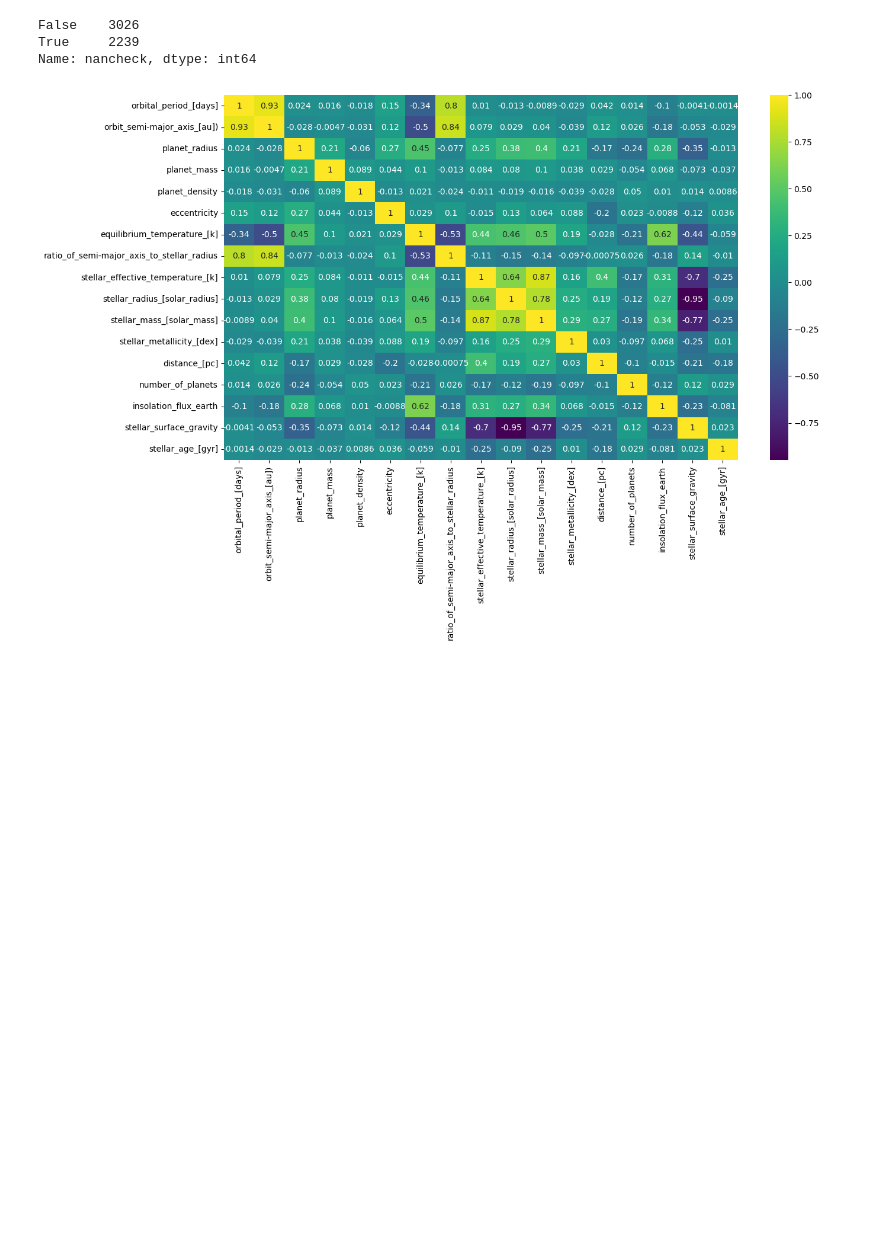
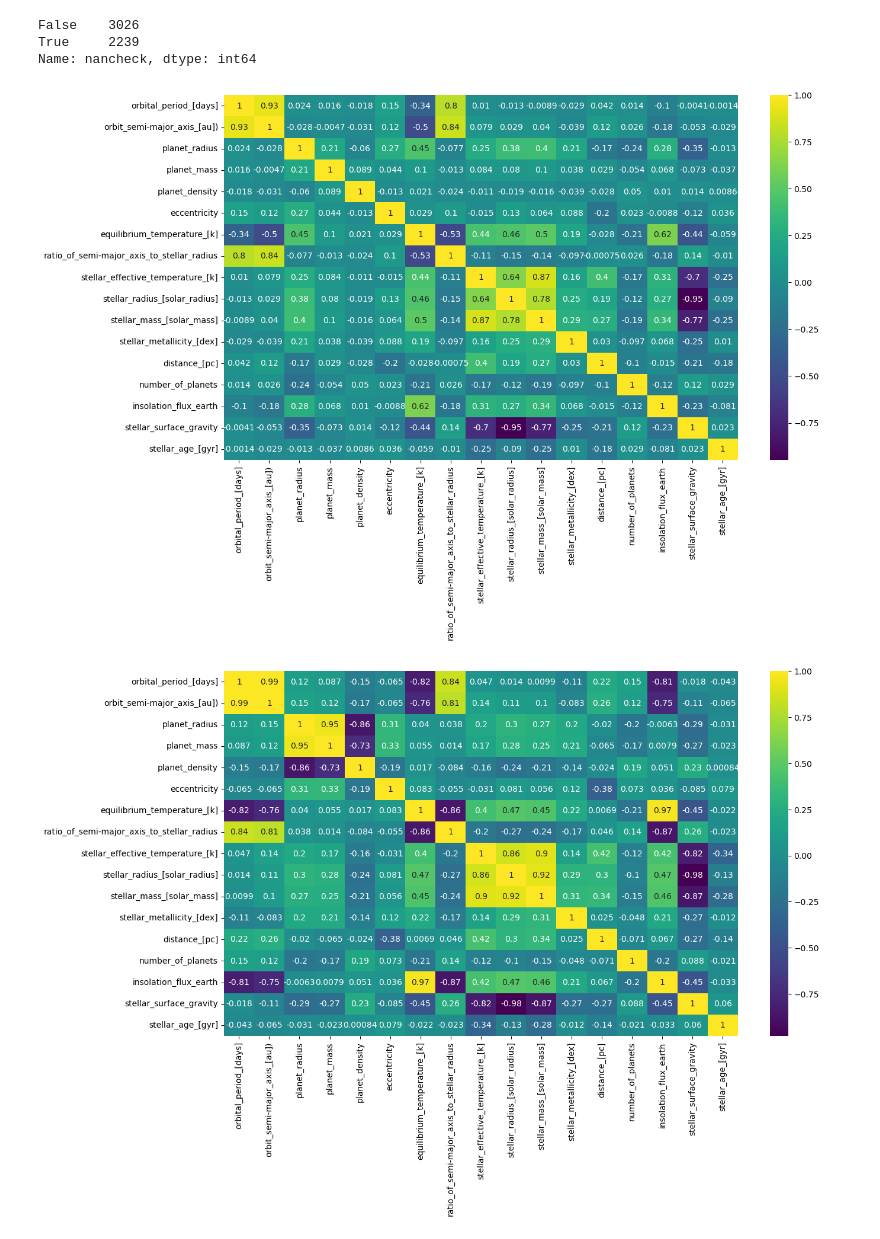
Before and after one commit to aminmadrileno/Exoplanet-project, a Jupyter notebook: extraction.ipynb, the cells around one changed output. Cells and saved outputs as stored; diff of their text form; code cells hidden in the pictures; blank space fills up the shorter version.

Commit message:
spearman metodo

```diff
--- a/extraction.ipynb
+++ b/extraction.ipynb
@@ -761,9 +761,15 @@ exo_join2 = exo_join2.drop(columns=['nancheck'])
 # %%
 plt.figure(figsize=(14, 8))
 sns.heatmap(exo_join2.corr(), annot=True, cmap='viridis')
 plt.show()
+
+# ahora queremos hacer lo mismo otra vez, pero con spearman metodo
+plt.figure(figsize=(14, 8))
+sns.heatmap(exo_join2.corr(method='spearman'), annot=True, cmap='viridis')
+plt.show()
 # %% [output]
 [figure]
+[figure, added]
 # %%
 exo_join2.to_csv('exo_join_correlaciones.csv')
 # %%
```
Also changed, not shown: parts of 1 cell of this notebook.
